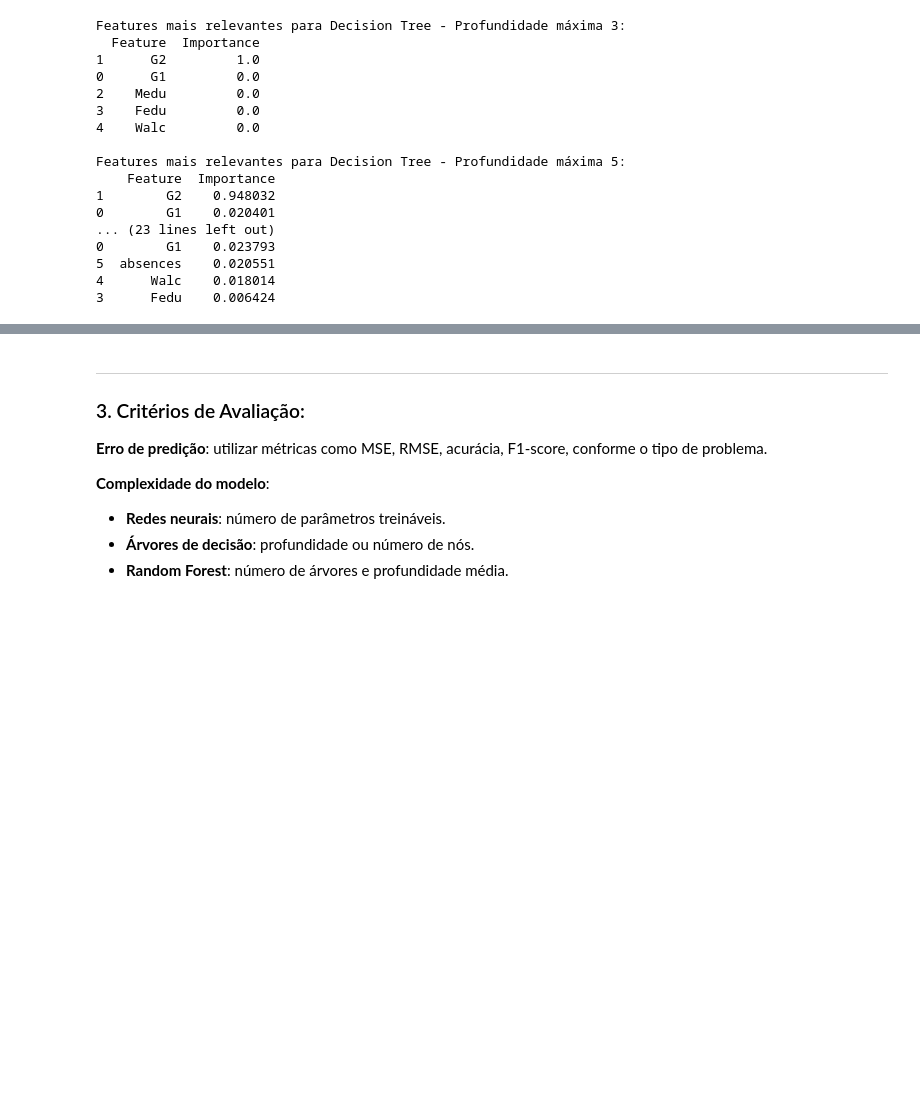
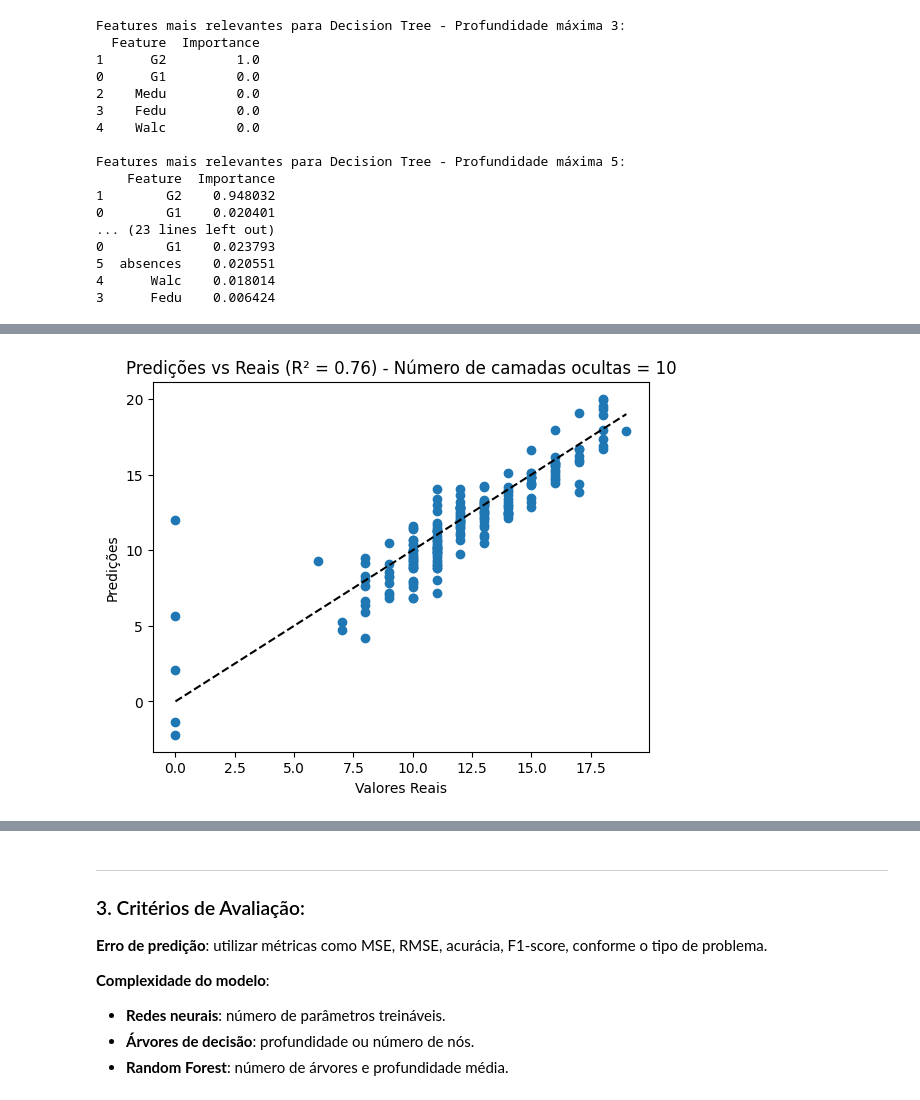
Before and after one commit to sakikout/Aprendizado-Multiobjetivo, a Jupyter notebook: student.ipynb, the cells around one changed output, grey strips where cells are left out. Saved outputs shown, nothing was run; the diff lists cells and outputs as text; code cells hidden in the pictures; blank space fills up the shorter version.

```diff
--- a/student.ipynb
+++ b/student.ipynb
@@ -361,85 +511,53 @@ Features mais relevantes para Decision Tree - Profundidade máxima 5:
 # %%
-# ------------------------- Neural Network Regressor -------------------------
-architectures = [
-    [32],               # 1 camada
-    [64, 32],           # 2 camadas
-    [128, 64, 32]       # 3 camadas
-]
+# ------------------------- MLP Regressor -------------------------
+hidden_layers = [10, 20, 50, 100, 200]  # Número de neurônios nas camadas ocultas
+results_mlp = []
 
-results_nn = []
+def count_mlp_params(mlp):
+    n_params = 0
+    for weights in mlp.coefs_:
+        n_params += weights.size
+    for bias in mlp.intercepts_:
+        n_params += bias.size
+    return n_params
 
-for architecture in architectures:
-    model = tf.keras.models.Sequential()
-    model.add(
-        tf.keras.layers.Dense(architecture[0],
-                              activation='relu',
-                              input_shape=(X_train_scaled.shape[1],)
-        ),
-    )
-    # Batch normalization para estabilizar a aprendizagem
-    model.add(tf.keras.layers.BatchNormalization())
-    # Dropout para evitar overfitting
-    model.add(tf.keras.layers.Dropout(0.3))
+for layer in hidden_layers:
+    print(f"\n=== Treinando modelo com {layer} neurônios ===")
 
-    for units in architecture[1:]:
-        model.add(tf.keras.layers.Dense(
-                units,
-                activation='relu',
-                kernel_regularizer=tf.keras.regularizers.l2(0.01)))
-
-
-    model.add(tf.keras.layers.Dense(1))
-
-    optimizer = tf.keras.optimizers.Adam(learning_rate=0.001)
-
-    model.compile(
-        optimizer=optimizer,
-        loss='mse',
-        metrics=['mae'])
-
-    # Early stopping para evitar overfitting
-    early_stopping = tf.keras.callbacks.EarlyStopping(
-        patience=10,
-        monitor='val_loss',
-        mode='min',
-        restore_best_weights=True)
-
-    model.fit(
-        X_train_scaled, y_train,
-        validation_split=0.2,
-        epochs=200,
-        batch_size=32,
-        callbacks=[early_stopping],
-        shuffle=True,
-        verbose=1
+    model = MLPRegressor(
+        hidden_layer_sizes=(layer,),
+        max_iter=1000,
+        solver='adam',
+        random_state=42
     )
 
-    # Métricas
-    y_pred = model.predict(X_test_scaled).flatten()
+    model.fit(X_train_scaled, y_train)
+
+    # Métricas de classificação
     mse = mean_squared_error(y_test, y_pred)
-    rmse = np.sqrt(mse)
+    rmse= np.sqrt(mse)
     r2 = r2_score(y_test, y_pred)
 
     # Complexidade
-    n_params = model.count_params()
+    n_params = count_mlp_params(model)
 
-    results_nn.append({
-        'architecture': str(architecture),
+    results_mlp.append({
+        'hidden_layers': layer,
         'n_params': n_params,
         'MSE': mse,
         'RMSE': rmse,
         'R2': r2
     })
 
-    # Guardando features relevantes da primeira camada
-    weights = model.layers[0].get_weights()[0]
+    # Features relevantes
+    weights = model.coefs_[0]
     feature_importance = np.mean(np.abs(weights), axis=1)
     importance_df = pd.DataFrame({
         'Feature': X_train.columns,
         'Importance': feature_importance
     }).sort_values('Importance', ascending=False)
 
-    print("Features mais relevantes para primeira camada da NN:")
+    print("\nTop 5 features mais relevantes:")
     print(importance_df.head())
 
     # Plotagem das predições
@@ -447,6 +565,6 @@ for architecture in architectures:
     plt.plot([y_test.min(), y_test.max()], [y_test.min(), y_test.max()], 'k--')
     plt.xlabel('Valores Reais')
     plt.ylabel('Predições')
-    plt.title(f'Predições vs Reais (R² = {r2:.2f}) - Arquitetura: {architecture}')
+    plt.title(f'Predições vs Reais (R² = {r2:.2f}) - Número de camadas ocultas = {layer}')
     plt.show()
 # %% [output]
@@ -453,0 +580 @@ Epoch 1/200
+[figure, new version]
```
Also changed, not shown: parts of 9 cells of this notebook.
